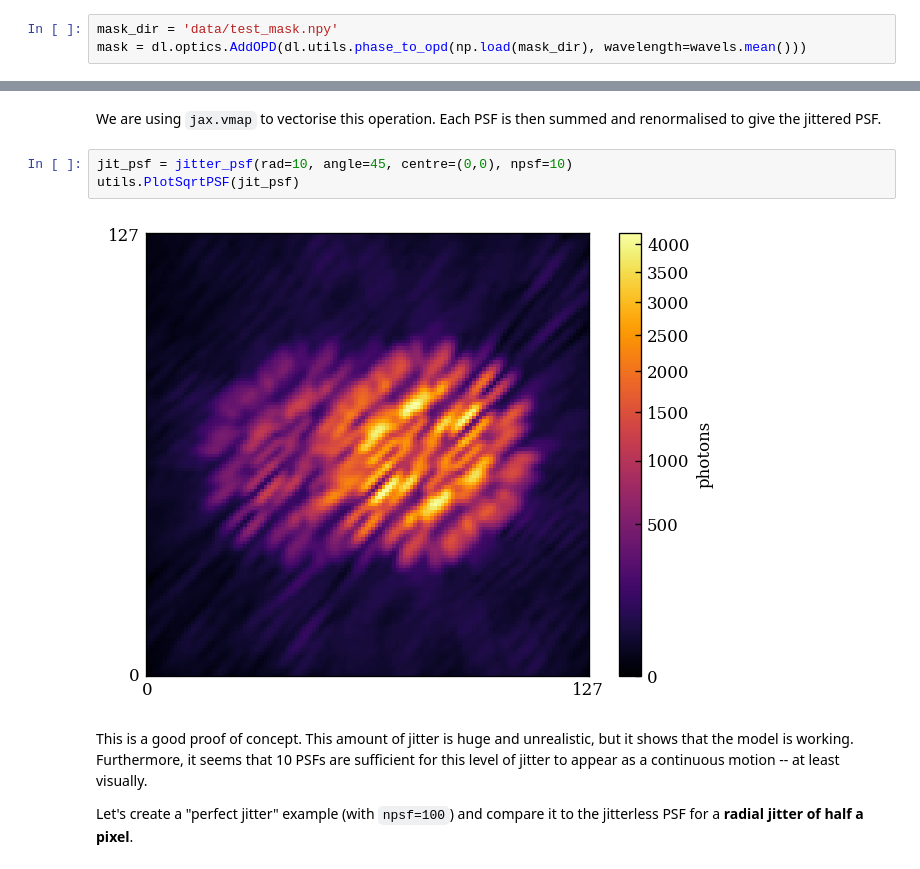
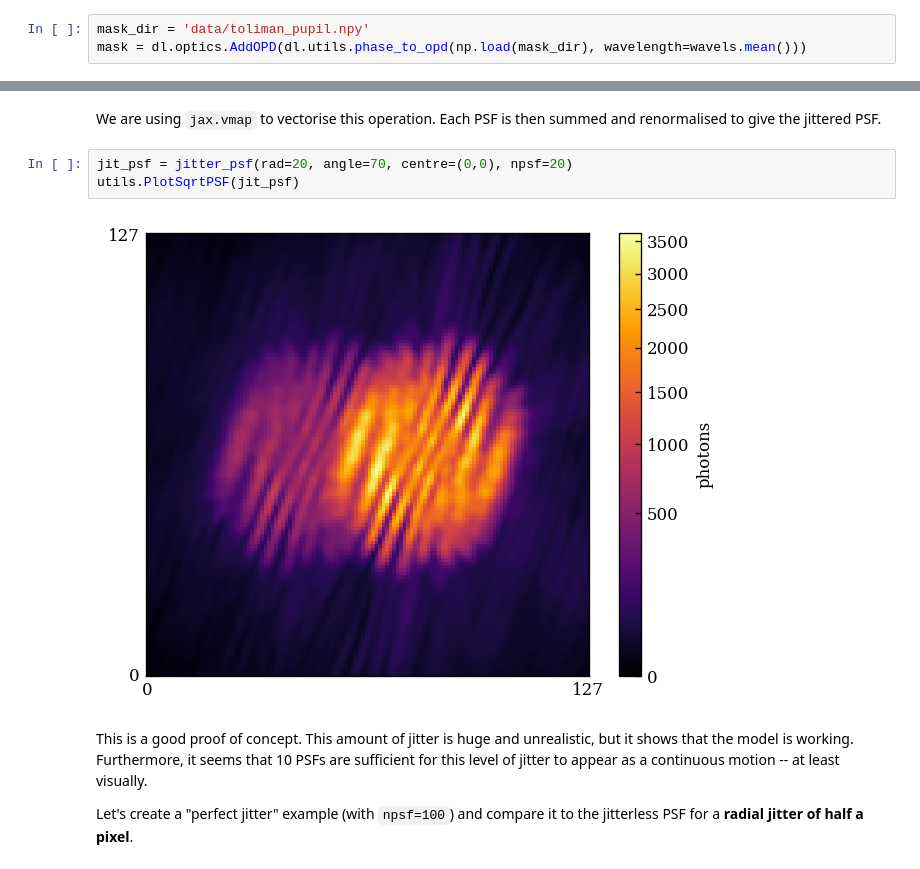
Before and after one commit to maxecharles/toliman-phd, a Jupyter notebook: notebooks/jitter.ipynb, the cells around one changed output, grey strips where cells are left out. Saved outputs shown, nothing was run; the diff lists cells and outputs as text.

Commit message:
louis new mask

```diff
--- a/notebooks/jitter.ipynb
+++ b/notebooks/jitter.ipynb
@@ -47,7 +45,7 @@ pixel_scale_out = 0.3 # arcseconds per pixel
 # %% [markdown]
 Loading in the binary phase mask:
 # %%
-mask_dir = 'data/test_mask.npy'
+mask_dir = 'data/toliman_pupil.npy'
 mask = dl.optics.AddOPD(dl.utils.phase_to_opd(np.load(mask_dir), wavelength=wavels.mean()))
 # %% [markdown]
 Let's create the system optics and source and combine them to create the instrument:
@@ -131,10 +129,10 @@ def jitter_psf(rad: float, angle: float = 0, centre: tuple = (0,0), npsf: int =
 # %% [markdown]
 We are using `jax.vmap` to vectorise this operation. Each PSF is then summed and renormalised to give the jittered PSF.
 # %%
-jit_psf = jitter_psf(rad=10, angle=45, centre=(0,0), npsf=10)
+jit_psf = jitter_psf(rad=20, angle=70, centre=(0,0), npsf=20)
 utils.PlotSqrtPSF(jit_psf)
 # %% [output]
-[figure, old version]
+[figure, new version]
 # %% [markdown]
 This is a good proof of concept. This amount of jitter is huge and unrealistic, but it shows that the model is working. Furthermore, it seems that 10 PSFs are sufficient for this level of jitter to appear as a continuous motion -- at least visually.
 
```
Also changed, not shown: parts of 6 cells of this notebook.
